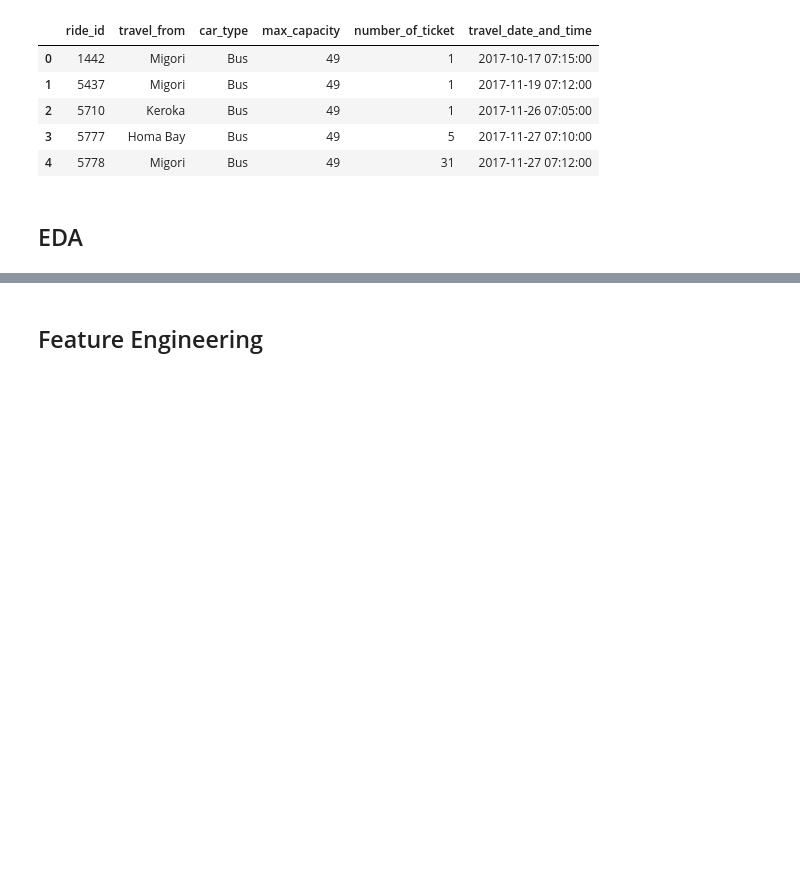
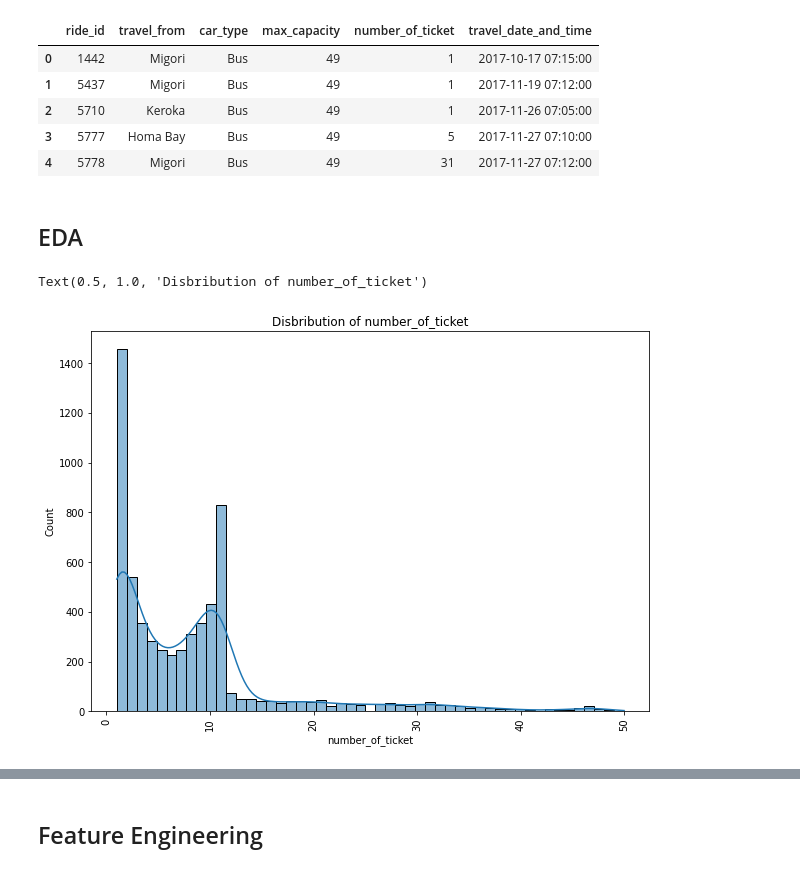
Before and after one commit to HariTarz/Transport_Demand_Prediction, a Jupyter notebook: Demand_Prediction_for_Public_Transport_Capstone_Project.ipynb, the cells around one changed output, grey strips where cells are left out. Saved outputs shown, nothing was run; the diff lists cells and outputs as text; code cells hidden in the pictures; blank space fills up the shorter version.

```diff
--- a/Demand_Prediction_for_Public_Transport_Capstone_Project.ipynb
+++ b/Demand_Prediction_for_Public_Transport_Capstone_Project.ipynb
@@ -183,3 +183,16 @@ df.head()
 | 4 | 5778 | Migori | Bus | 49 | 31 | 2017-11-27 07:12:00 |
 # %% [markdown]
 ## EDA
+# %%
+# Plotting the target variable 'number_of_ticket'
+fig = plt.figure(figsize=(10,7))
+ax = fig.gca()
+sns.histplot(x='number_of_ticket', data=df, kde= True)
+sns.set_theme(style='darkgrid')
+plt.xticks(rotation=90)
+# ax.set_xlabel('travel_from')
+# ax.set_ylabel('Frequency')
+ax.set_title('Disbribution of number_of_ticket')
+# %% [output]
+Text(0.5, 1.0, 'Disbribution of number_of_ticket')
+[figure, added]
```
Also changed, not shown: parts of 38 cells of this notebook.
